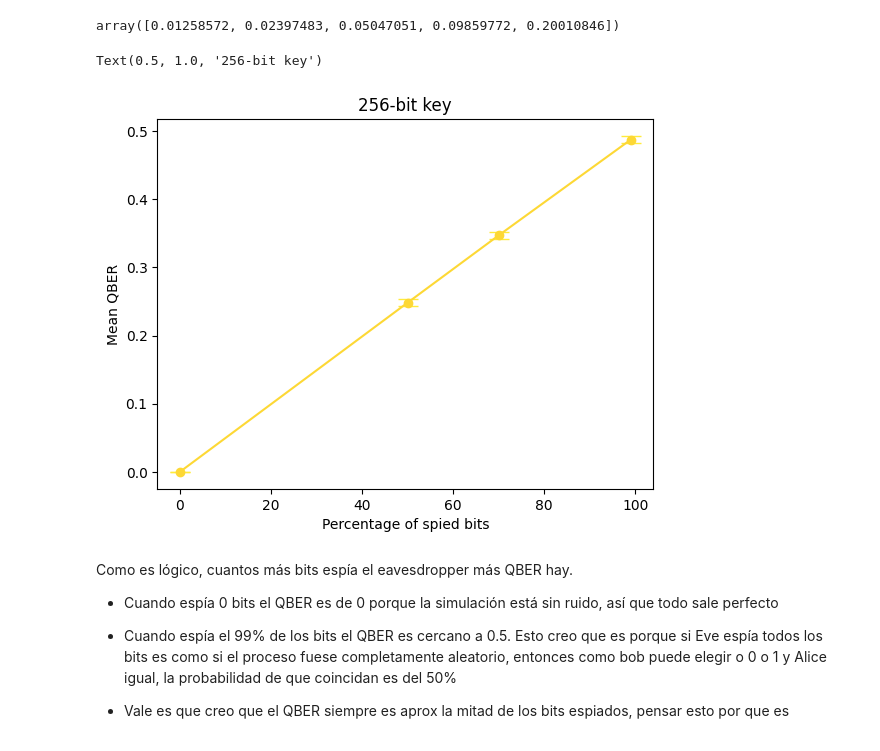
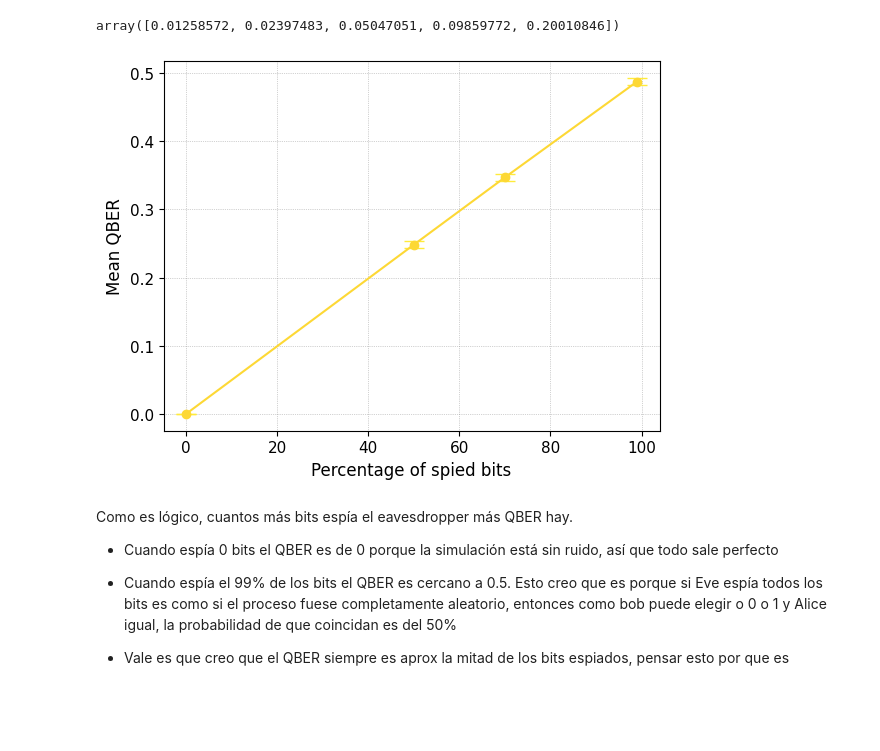
Before and after one commit to adbricio/eavesdropper, a Jupyter notebook: results/graficas.ipynb, the cells around one changed output. Saved outputs shown, nothing was run; the diff lists cells and outputs as text; code cells hidden in the pictures; blank space fills up the shorter version.

```diff
--- a/results/graficas.ipynb
+++ b/results/graficas.ipynb
@@ -162,13 +162,15 @@ error_colors = [
     "#FFD7B5", #coral
 ]
 # %%
+# 256 bit key
 plt.errorbar(df1['percentage'], df1['mean_qber'], yerr =std_dev1,  fmt = 'o-', color = colors[0], ecolor = error_colors[0], capsize=7)
-plt.xlabel('Percentage of spied bits')
-plt.ylabel('Mean QBER')
-plt.title('256-bit key')
+plt.xlabel('Percentage of spied bits', fontsize=12)
+plt.ylabel('Mean QBER', fontsize=12)
+#plt.title('256-bit key')
+plt.grid(color='gray', linestyle='dotted', linewidth=0.5, alpha=0.7)
+plt.tick_params(axis='both', labelsize=11)
 # %% [output]
-Text(0.5, 1.0, '256-bit key')
-[figure, old version]
+[figure, new version]
 # %% [markdown]
 Como es lógico, cuantos más bits espía el eavesdropper más QBER hay.
 
```
Also changed, not shown: parts of 10 cells of this notebook.
